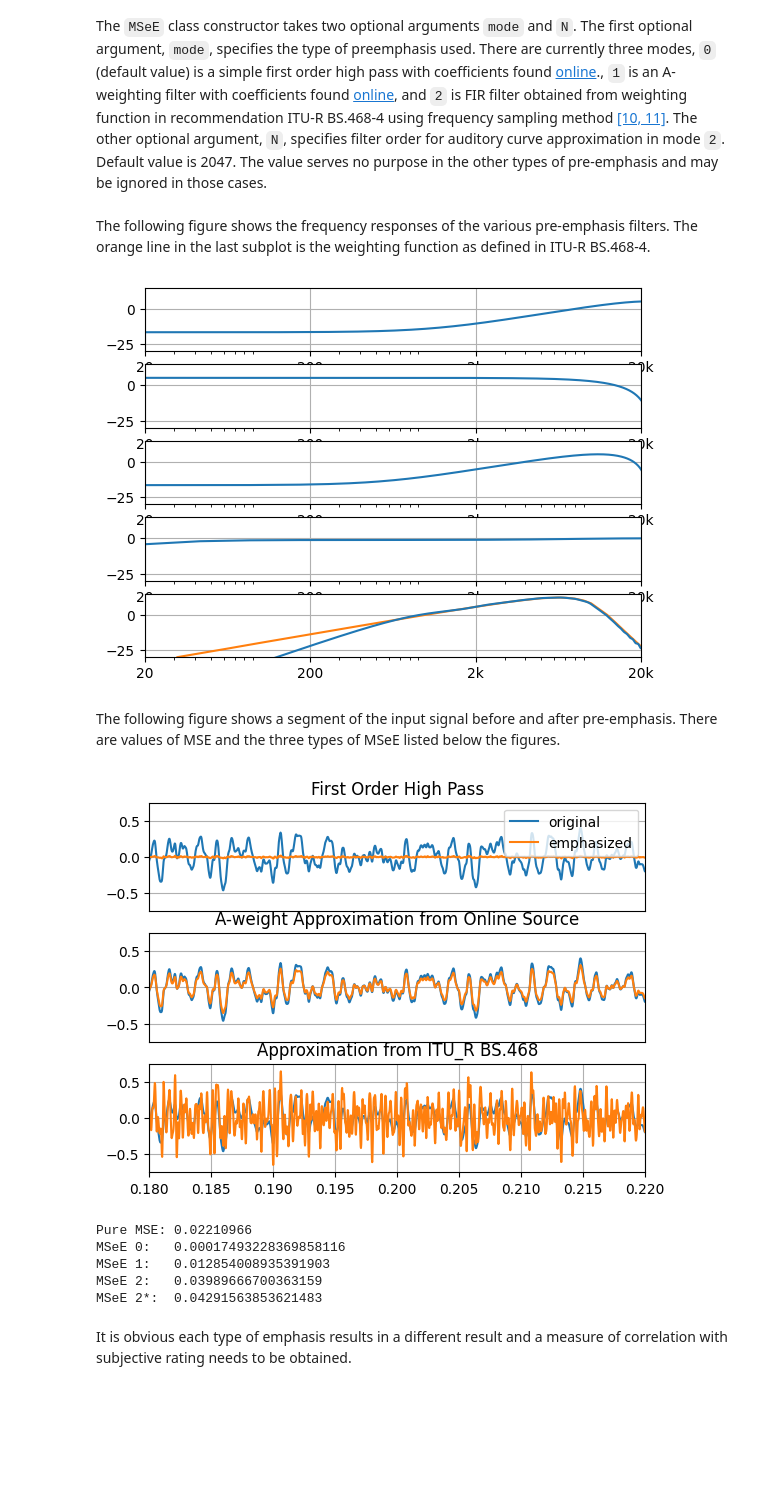
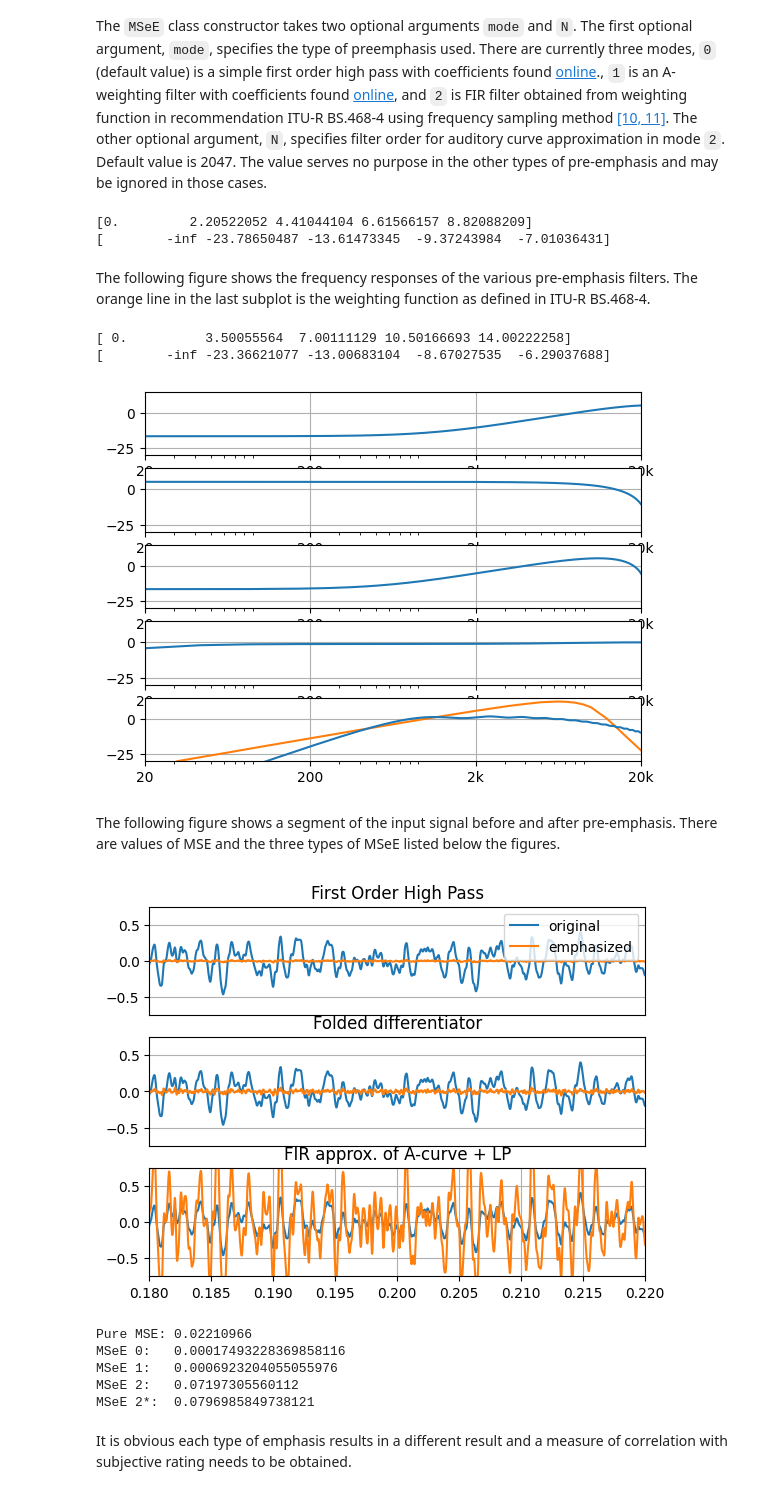
Before and after one commit to Mhuzvar/percloss, a Jupyter notebook: notes.ipynb, the cells around one changed output. Drawn from its saved outputs; the diff is of its cells as text; code cells hidden in the pictures; blank space fills up the shorter version.

```diff
--- a/notes.ipynb
+++ b/notes.ipynb
@@ -236,11 +236,13 @@ The value serves no purpose in the other types of pre-emphasis and may be ignore
 # %%
 Nmsee2 = 63
 msee0 = pl.MSeE(mode=0)         # first order high-pass
-msee1 = pl.MSeE(mode=1)         # first order low-pass
-msee2 = pl.MSeE(mode=2)         # folded differentiator
+msee1 = pl.MSeE(mode=1)         # folded differentiator
+msee2 = pl.MSeE(mode=2, N=100)  # FIR approx. of A-curve + LP
 msee3 = pl.MSeE(mode=3)         # weighting curve from BS.1387
-msee4 = pl.MSeE(mode=4, N=Nmsee2)   # ITU-R BS.468-4 approximation
 #msee5 = pl.MSeE(mode=3) # will not work
+# %% [output]
+[0.         2.20522052 4.41044104 6.61566157 8.82088209]
+[        -inf -23.78650487 -13.61473345  -9.37243984  -7.01036431]
 # %% [markdown]
 The following figure shows the frequency responses of the various pre-emphasis filters.
 The orange line in the last subplot is the weighting function as defined in ITU-R BS.468-4.
@@ -254,7 +256,7 @@ w, h0 = scipy.signal.freqz([1, -0.85], fs=fs)
 w, h1 = scipy.signal.freqz([1, 0.85], fs=fs)
 w, h2 = scipy.signal.freqz([1, 0, -0.85], fs=fs)
 w, h3 = scipy.signal.freqz([0.95616638497, -1.31960414122, 0.36343775625], a=[1, -1.31861375911, 0.32059452332], fs=fs)
-w, h4 = scipy.signal.freqz(wf.Acurve(N=Nmsee2), fs=fs)
+w, h4 = scipy.signal.freqz(wf.Wcurve(N=Nmsee2), fs=fs)
 f1, a1 = plt.subplots(5,1)
 a1[0].semilogx(w, 20*np.log10(np.abs(h0)))
 a1[1].semilogx(w, 20*np.log10(np.abs(h1)))
@@ -268,39 +270,41 @@ for i in range(5):
     a1[i].grid()
 plt.show()
 # %% [output]
+[ 0.          3.50055564  7.00111129 10.50166693 14.00222258]
+[        -inf -23.36621077 -13.00683104  -8.67027535  -6.29037688]
-[figure, old version]
+[figure, new version]
 # %% [markdown]
 The following figure shows a segment of the input signal before and after pre-emphasis.
 There are values of MSE and the three types of MSeE listed below the figures.
 # %%
 f1, a1 = plt.subplots(3,1)
 a1[0].plot(t, np.squeeze(insig.to('cpu').detach().numpy()),   label='original')
 a1[0].plot(t, np.squeeze(msee0.preem(insig).to('cpu').detach().numpy()), label='emphasized')
 a1[0].legend()
 a1[0].set_title('First Order High Pass')
 a1[1].plot(t, np.squeeze(insig.to('cpu').detach().numpy()),   label='original')
 a1[1].plot(t, np.squeeze(msee1.preem(insig).to('cpu').detach().numpy()), label='emphasized')
-a1[1].set_title('A-weight Approximation from Online Source')
+a1[1].set_title('Folded differentiator')
 a1[2].plot(t, np.squeeze(insig.to('cpu').detach().numpy()),   label='original')
 a1[2].plot(t, np.squeeze(msee2.preem(insig).to('cpu').detach().numpy()), label='emphasized')
-a1[2].set_title('Approximation from ITU_R BS.468')
+a1[2].set_title('FIR approx. of A-curve + LP')
 for i in range(3):
     a1[i].axis([0.18,0.22,-0.75,0.75])
     a1[i].grid()
     if i<2:
         a1[i].set_xticks([])
 plt.show()
 print(f"Pure MSE: {torch.mean((distsig - insig)**2):.8f}")
 for i in range(3):
     print(f"MSeE {i}:   {eval(f'msee{i}(distsig, insig)')}")
 print(f"MSeE 2*:  {torch.mean(msee2.preem(distsig-insig)**2)}")
 # %% [output]
-[figure, old version]
+[figure, new version]
 Pure MSE: 0.02210966
 MSeE 0:   0.00017493228369858116
-MSeE 1:   0.012854008935391903
-MSeE 2:   0.03989666700363159
-MSeE 2*:  0.04291563853621483
+MSeE 1:   0.0006923204055055976
+MSeE 2:   0.07197305560112
+MSeE 2*:  0.0796985849738121
 # %% [markdown]
 It is obvious each type of emphasis results in a different result and a measure of correlation with subjective rating needs to be obtained.
 # %% [markdown]
```
Also changed, not shown: parts of 9 cells of this notebook, 1 other file.
